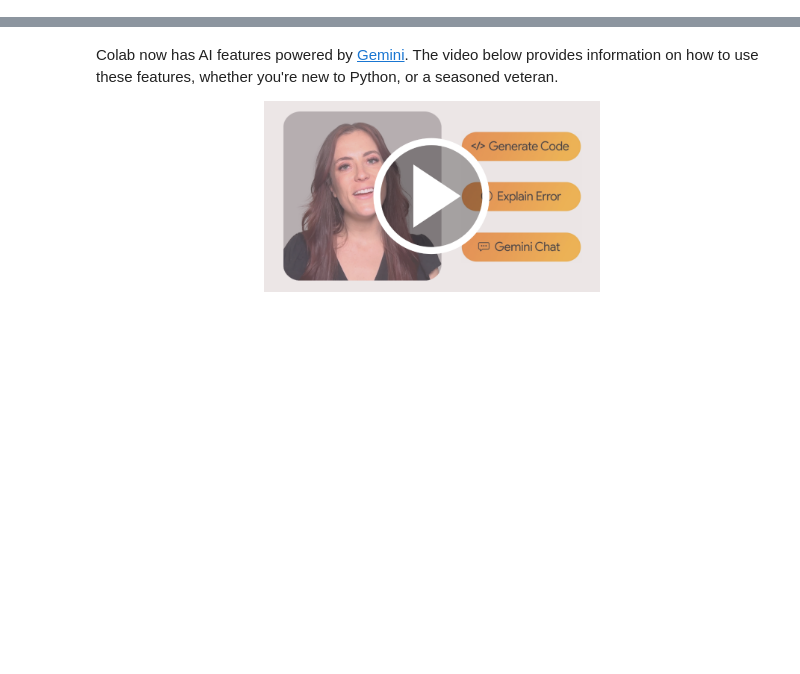
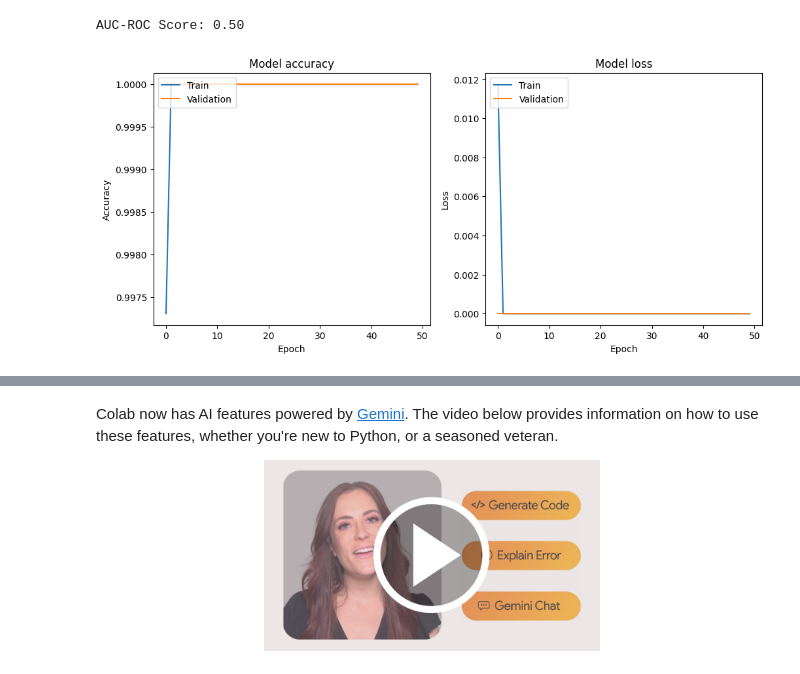
Before and after one commit to erskinekof/erskinekof.github.io, a Jupyter notebook: Welcome_To_Colab.ipynb, the cells around one changed output, grey strips where cells are left out. Cells and saved outputs as stored; diff of their text form; code cells hidden in the pictures; blank space fills up the shorter version.

```diff
--- a/Welcome_To_Colab.ipynb
+++ b/Welcome_To_Colab.ipynb
@@ -2,0 +138,8 @@
+# %%
+import pandas as pd
+import numpy as np # Ensure numpy is imported for select_dtypes
+
+df_ddos = pd.read_csv('/content/DDoS_HTTP_Flood_Anomally.csv.xls')
+
+print("Dataset loaded successfully. First 5 rows:")
+display(df_ddos.head())
@@ -2,0 +367,34 @@
+# %%
+from sklearn.metrics import roc_auc_score
+
+# Calculate AUC-ROC score
+# y_pred already contains probabilities for the positive class from the sigmoid activation
+auc_roc = roc_auc_score(y_test, y_pred)
+
+print(f"AUC-ROC Score: {auc_roc:.2f}")
+# %% [output]
+AUC-ROC Score: 0.50
+# %%
+import matplotlib.pyplot as plt
+
+# Plot training & validation accuracy values
+plt.figure(figsize=(12, 5))
+plt.subplot(1, 2, 1)
+plt.plot(history.history['accuracy'])
+plt.plot(history.history['val_accuracy'])
+plt.title('Model accuracy')
+plt.ylabel('Accuracy')
+plt.xlabel('Epoch')
+plt.legend(['Train', 'Validation'], loc='upper left')
+
+# Plot training & validation loss values
+plt.subplot(1, 2, 2)
+plt.plot(history.history['loss'])
+plt.plot(history.history['val_loss'])
+plt.title('Model loss')
+plt.ylabel('Loss')
+plt.xlabel('Epoch')
+plt.legend(['Train', 'Validation'], loc='upper left')
+plt.show()
+# %% [output]
+[figure, added]
```
Also changed, not shown: parts of 90 cells of this notebook.
